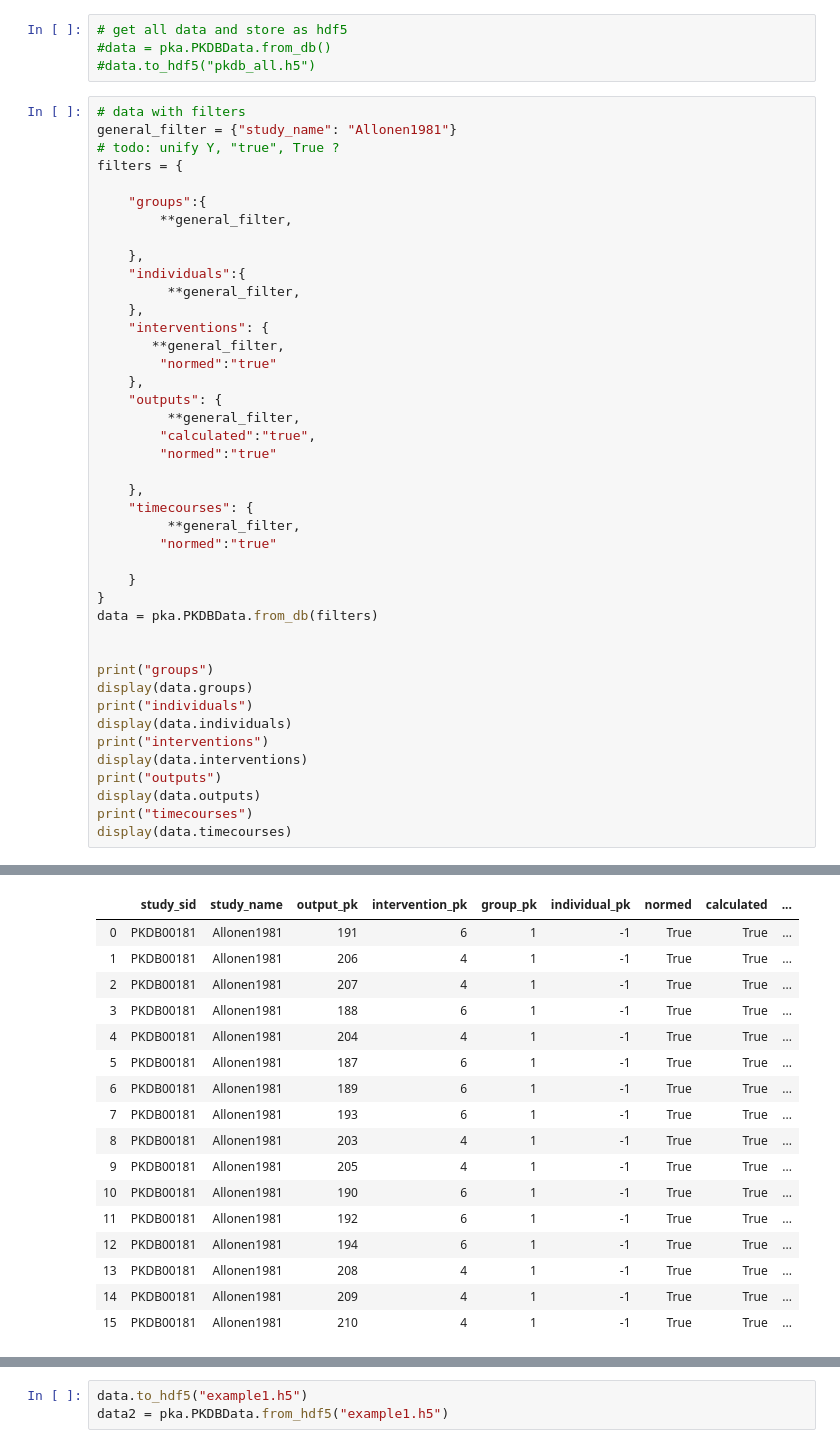
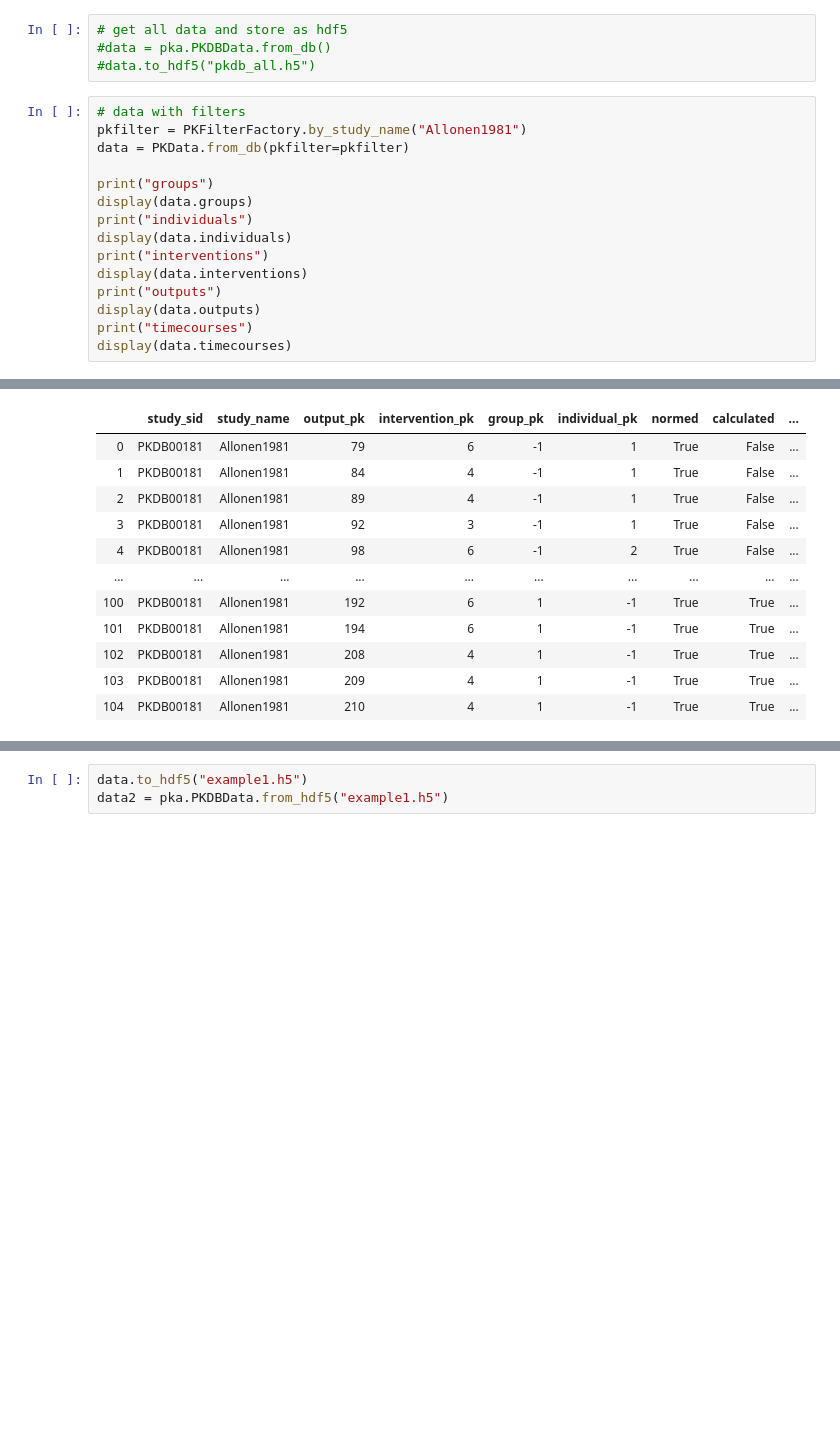
Before and after one commit to matthiaskoenig/pkdb_analysis, a Jupyter notebook: notebooks/data_examples.ipynb, the cells around one changed output, grey strips where cells are left out. Saved outputs shown, nothing was run; the diff lists cells and outputs as text; blank space fills up the shorter version.

```diff
--- a/notebooks/data_examples.ipynb
+++ b/notebooks/data_examples.ipynb
@@ -12,35 +9,8 @@ The autoreload extension is already loaded. To reload it, use:
 #data.to_hdf5("pkdb_all.h5")
 # %%
 # data with filters
-general_filter = {"study_name": "Allonen1981"}
-# todo: unify Y, "true", True ?
-filters = {
-
-    "groups":{
-        **general_filter,
-
-    },
-    "individuals":{
-         **general_filter,
-    },
-    "interventions": {
-       **general_filter,
-        "normed":"true"
-    },
-    "outputs": {
-         **general_filter,
-        "calculated":"true",
-        "normed":"true"
-
-    },
-    "timecourses": {
-         **general_filter,
-        "normed":"true"
-
-    }
-}
-data = pka.PKDBData.from_db(filters)
-
+pkfilter = PKFilterFactory.by_study_name("Allonen1981")
+data = PKData.from_db(pkfilter=pkfilter)
 
 print("groups")
 display(data.groups)
@@ -72,46 +42,41 @@ groups
 | 2 | PKDB00181 | Allonen1981 | 1 | all | 6 | -1 | 10 | ... |
 | 3 | PKDB00181 | Allonen1981 | 1 | all | 6 | -1 | 9 | ... |
 | 4 | PKDB00181 | Allonen1981 | 1 | all | 6 | -1 | 8 | ... |
 | 5 | PKDB00181 | Allonen1981 | 1 | all | 6 | -1 | 7 | ... |
 individuals
 |  | study_sid | study_name | individual_pk | individual_name | individual_group_pk | characteristica_pk | ... |
 | 0 | PKDB00181 | Allonen1981 | 6 | GZ | 1 | 12 | ... |
 | 1 | PKDB00181 | Allonen1981 | 6 | GZ | 1 | 10 | ... |
 | 2 | PKDB00181 | Allonen1981 | 6 | GZ | 1 | 9 | ... |
 | 3 | PKDB00181 | Allonen1981 | 6 | GZ | 1 | 8 | ... |
 | 4 | PKDB00181 | Allonen1981 | 6 | GZ | 1 | 7 | ... |
 | 5 | PKDB00181 | Allonen1981 | 6 | GZ | 1 | 36 | ... |
 | 6 | PKDB00181 | Allonen1981 | 6 | GZ | 1 | 35 | ... |
 | 7 | PKDB00181 | Allonen1981 | 1 | WS | 1 | 16 | ... |
 | 8 | PKDB00181 | Allonen1981 | 1 | WS | 1 | 15 | ... |
 | 9 | PKDB00181 | Allonen1981 | 1 | WS | 1 | 12 | ... |
 | ... | ... | ... | ... | ... | ... | ... | ... |
 | 37 | PKDB00181 | Allonen1981 | 4 | UK | 1 | 12 | ... |
 | 38 | PKDB00181 | Allonen1981 | 4 | UK | 1 | 10 | ... |
 | 39 | PKDB00181 | Allonen1981 | 4 | UK | 1 | 9 | ... |
 | 40 | PKDB00181 | Allonen1981 | 4 | UK | 1 | 8 | ... |
 | 41 | PKDB00181 | Allonen1981 | 4 | UK | 1 | 7 | ... |
 interventions
 |  | study_sid | study_name | pk | raw_pk | normed | name | route | form | application | time | ... |
 | 0 | PKDB00181 | Allonen1981 | 4 | 2 | True | po15 | oral | tablet | single dose | 0.0 | ... |
 | 1 | PKDB00181 | Allonen1981 | 3 | 1 | True | po75 | oral | tablet | single dose | 0.0 | ... |
 | 2 | PKDB00181 | Allonen1981 | 6 | 5 | True | iv | iv | solution | single dose | 0.0 | ... |
 3 rows × 23 columns
 outputs
 |  | study_sid | study_name | output_pk | intervention_pk | group_pk | individual_pk | normed | calculated | ... |
-| 0 | PKDB00181 | Allonen1981 | 191 | 6 | 1 | -1 | True | True | ... |
-| 1 | PKDB00181 | Allonen1981 | 206 | 4 | 1 | -1 | True | True | ... |
-| 2 | PKDB00181 | Allonen1981 | 207 | 4 | 1 | -1 | True | True | ... |
-| 3 | PKDB00181 | Allonen1981 | 188 | 6 | 1 | -1 | True | True | ... |
-| 4 | PKDB00181 | Allonen1981 | 204 | 4 | 1 | -1 | True | True | ... |
-| 5 | PKDB00181 | Allonen1981 | 187 | 6 | 1 | -1 | True | True | ... |
-| 6 | PKDB00181 | Allonen1981 | 189 | 6 | 1 | -1 | True | True | ... |
-| 7 | PKDB00181 | Allonen1981 | 193 | 6 | 1 | -1 | True | True | ... |
-| 8 | PKDB00181 | Allonen1981 | 203 | 4 | 1 | -1 | True | True | ... |
-| 9 | PKDB00181 | Allonen1981 | 205 | 4 | 1 | -1 | True | True | ... |
-| 10 | PKDB00181 | Allonen1981 | 190 | 6 | 1 | -1 | True | True | ... |
-| 11 | PKDB00181 | Allonen1981 | 192 | 6 | 1 | -1 | True | True | ... |
-| 12 | PKDB00181 | Allonen1981 | 194 | 6 | 1 | -1 | True | True | ... |
-| 13 | PKDB00181 | Allonen1981 | 208 | 4 | 1 | -1 | True | True | ... |
-| 14 | PKDB00181 | Allonen1981 | 209 | 4 | 1 | -1 | True | True | ... |
-| 15 | PKDB00181 | Allonen1981 | 210 | 4 | 1 | -1 | True | True | ... |
+| 0 | PKDB00181 | Allonen1981 | 79 | 6 | -1 | 1 | True | False | ... |
+| 1 | PKDB00181 | Allonen1981 | 84 | 4 | -1 | 1 | True | False | ... |
+| 2 | PKDB00181 | Allonen1981 | 89 | 4 | -1 | 1 | True | False | ... |
+| 3 | PKDB00181 | Allonen1981 | 92 | 3 | -1 | 1 | True | False | ... |
+| 4 | PKDB00181 | Allonen1981 | 98 | 6 | -1 | 2 | True | False | ... |
+| ... | ... | ... | ... | ... | ... | ... | ... | ... | ... |
+| 100 | PKDB00181 | Allonen1981 | 192 | 6 | 1 | -1 | True | True | ... |
+| 101 | PKDB00181 | Allonen1981 | 194 | 6 | 1 | -1 | True | True | ... |
+| 102 | PKDB00181 | Allonen1981 | 208 | 4 | 1 | -1 | True | True | ... |
+| 103 | PKDB00181 | Allonen1981 | 209 | 4 | 1 | -1 | True | True | ... |
+| 104 | PKDB00181 | Allonen1981 | 210 | 4 | 1 | -1 | True | True | ... |
```
Also changed, not shown: parts of 2 cells of this notebook, 6 other files.
